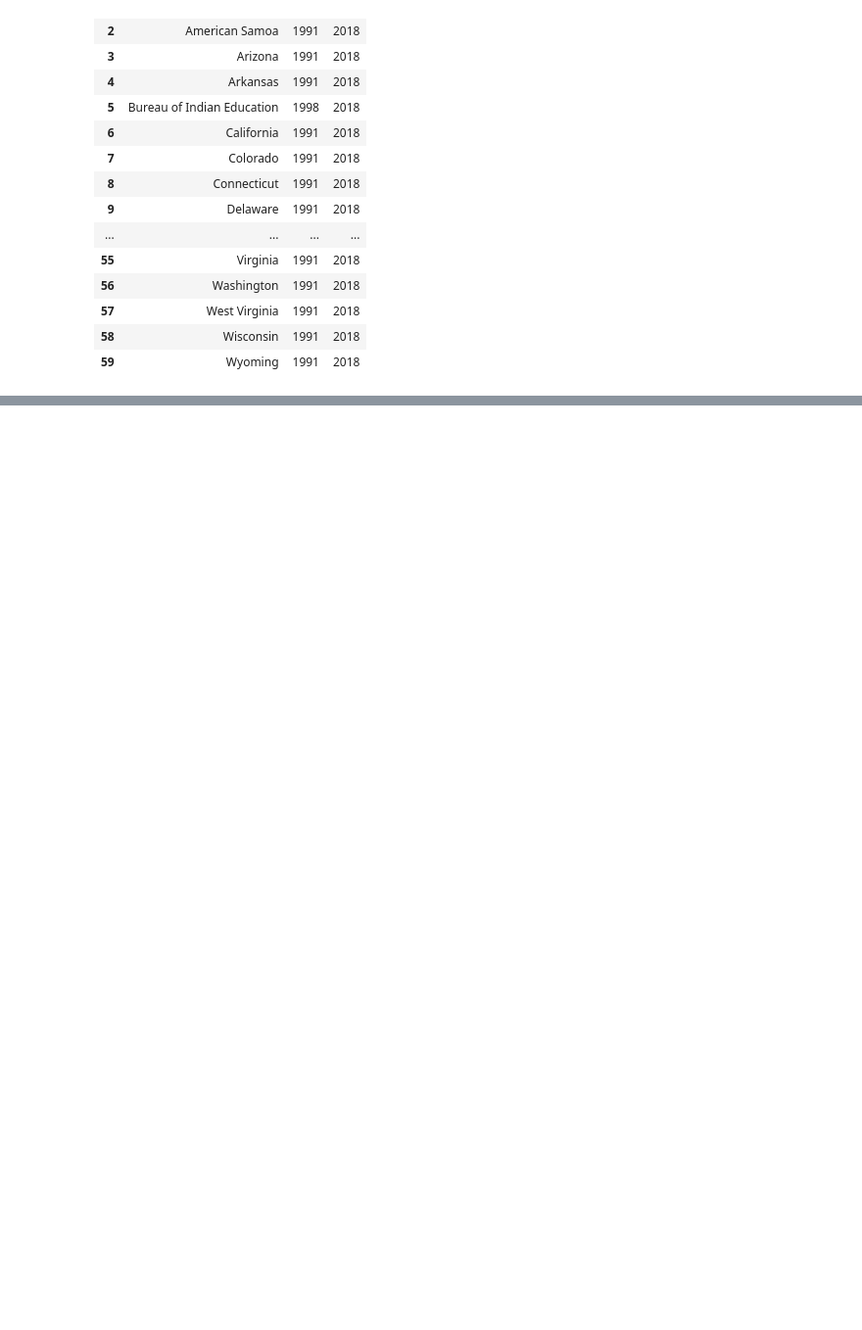
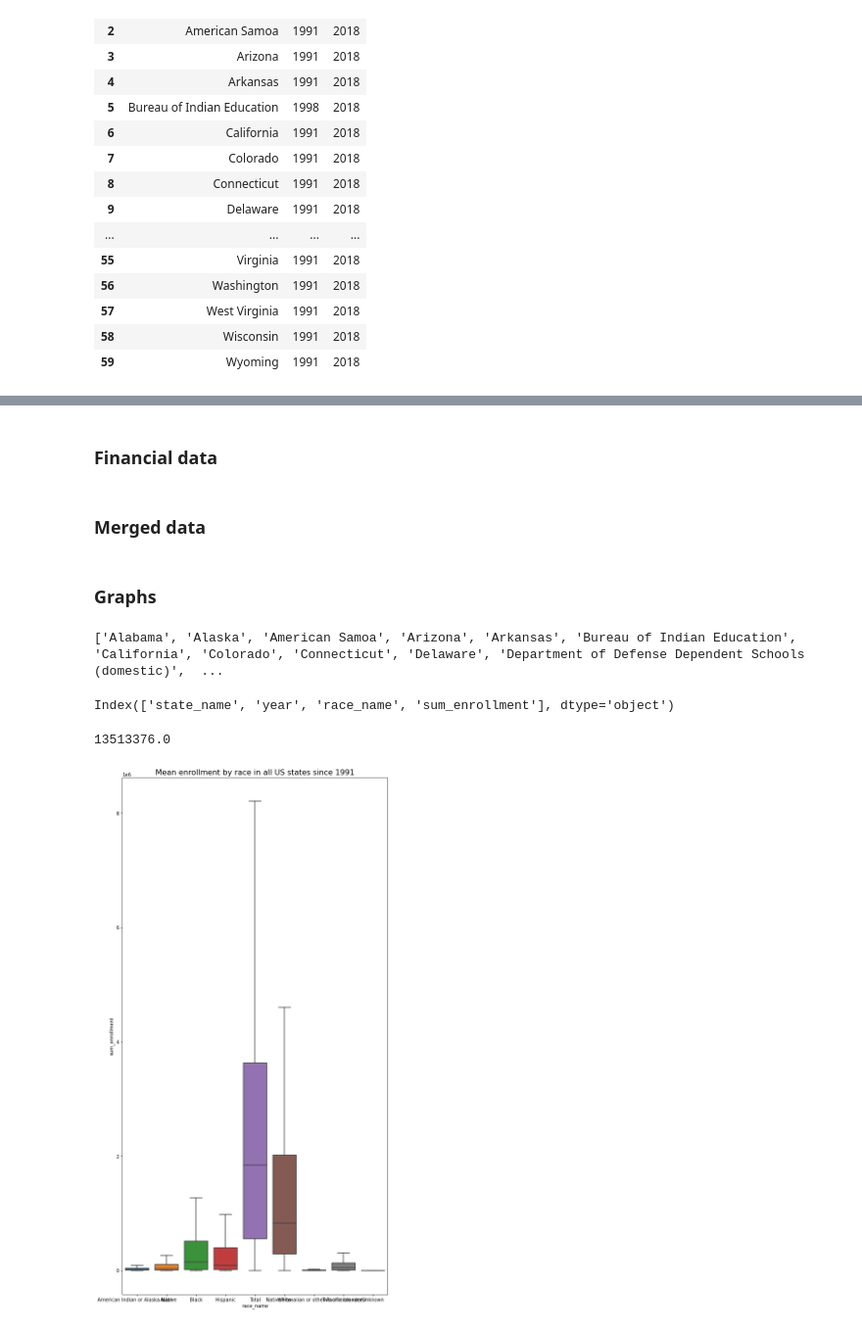
Before and after one commit to apaniagua6/Covid-impact-graduation, a Jupyter notebook: 03-educationdata-dashboards/transformation_instructional_spend.ipynb, the cells around one changed output, grey strips where cells are left out. Shown at 98% size. Drawn from its saved outputs; the diff is of its cells as text; code cells hidden in the pictures; blank space fills up the shorter version.

```diff
--- a/03-educationdata-dashboards/transformation_instructional_spend.ipynb
+++ b/03-educationdata-dashboards/transformation_instructional_spend.ipynb
@@ -210,0 +190,5 @@ df_join_years.to_parquet('instructional_spend_state_starting_1991.parquet.gzip',
+# %%
+state_by_race = df_join_years.groupby(['state_name', 'year', 'race_name'], as_index=False)\
+    .agg({'enrollment': 'sum'})\
+    .rename({'enrollment': 'sum_enrollment'}, axis=1)
+state_by_race.head(10)
@@ -210,0 +207,2 @@ df_join_years.to_parquet('instructional_spend_state_starting_1991.parquet.gzip',
+# %% [markdown]
+### Financial data
@@ -210,0 +211,2 @@ df_join_years.to_parquet('instructional_spend_state_starting_1991.parquet.gzip',
+# %% [markdown]
+### Merged data
@@ -210,0 +215,2 @@ df_join_years.to_parquet('instructional_spend_state_starting_1991.parquet.gzip',
+# %% [markdown]
+### Graphs
@@ -210,0 +219,20 @@ df_join_years.to_parquet('instructional_spend_state_starting_1991.parquet.gzip',
+# %%
+state_names = state_by_race.state_name.unique().tolist()
+print(state_names)
+# %% [output]
+['Alabama', 'Alaska', 'American Samoa', 'Arizona', 'Arkansas', 'Bureau of Indian Education', 'California', 'Colorado', 'Connecticut', 'Delaware', 'Department of Defense Dependent Schools (domestic)',  ...
+# %%
+state_by_race.columns
+# %% [output]
+Index(['state_name', 'year', 'race_name', 'sum_enrollment'], dtype='object')
+# %%
+state_by_race[state_by_race.race_name == 'Hispanic'].sum_enrollment.values.max()
+# %% [output]
+13513376.0
+# %%
+plt.figure(figsize=(10, 20))
+sns.boxplot(x=state_by_race.race_name, y=state_by_race.sum_enrollment, showfliers=False)
+plt.title("Mean enrollment by race in all US states since 1991", fontsize=16)
+plt.show()
+# %% [output]
+[figure, added]
```
Also changed, not shown: parts of 16 cells of this notebook, 1 other file.
